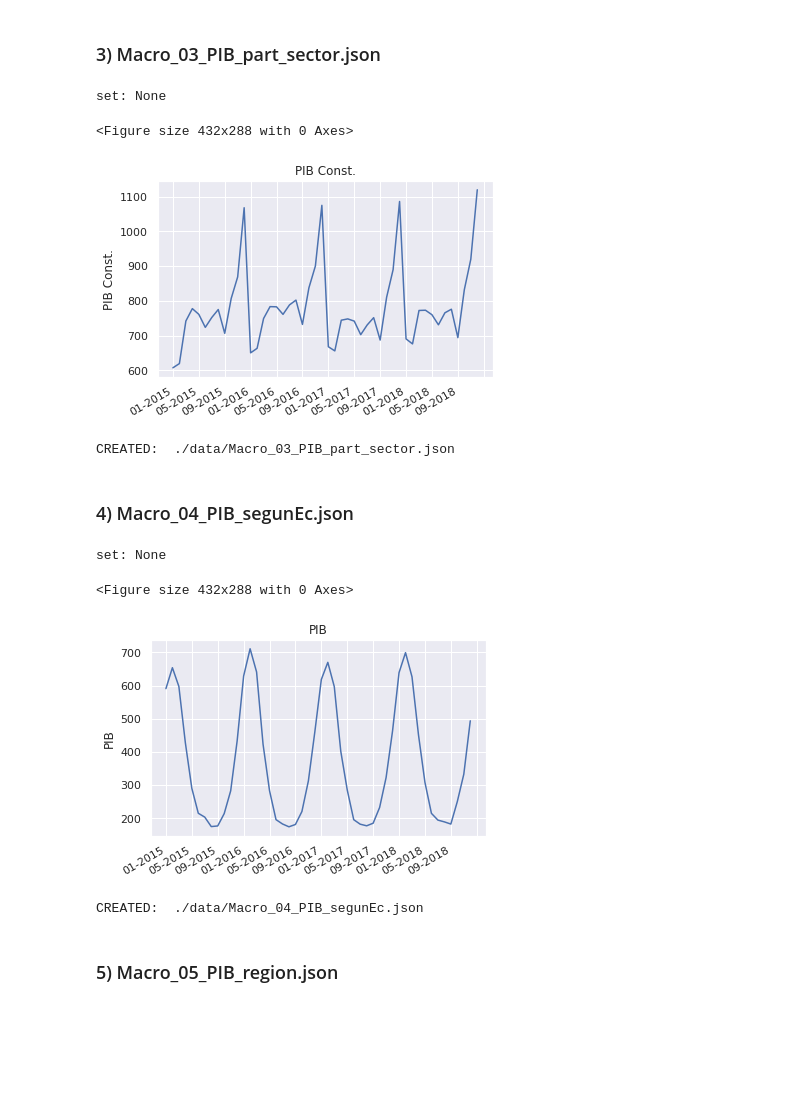
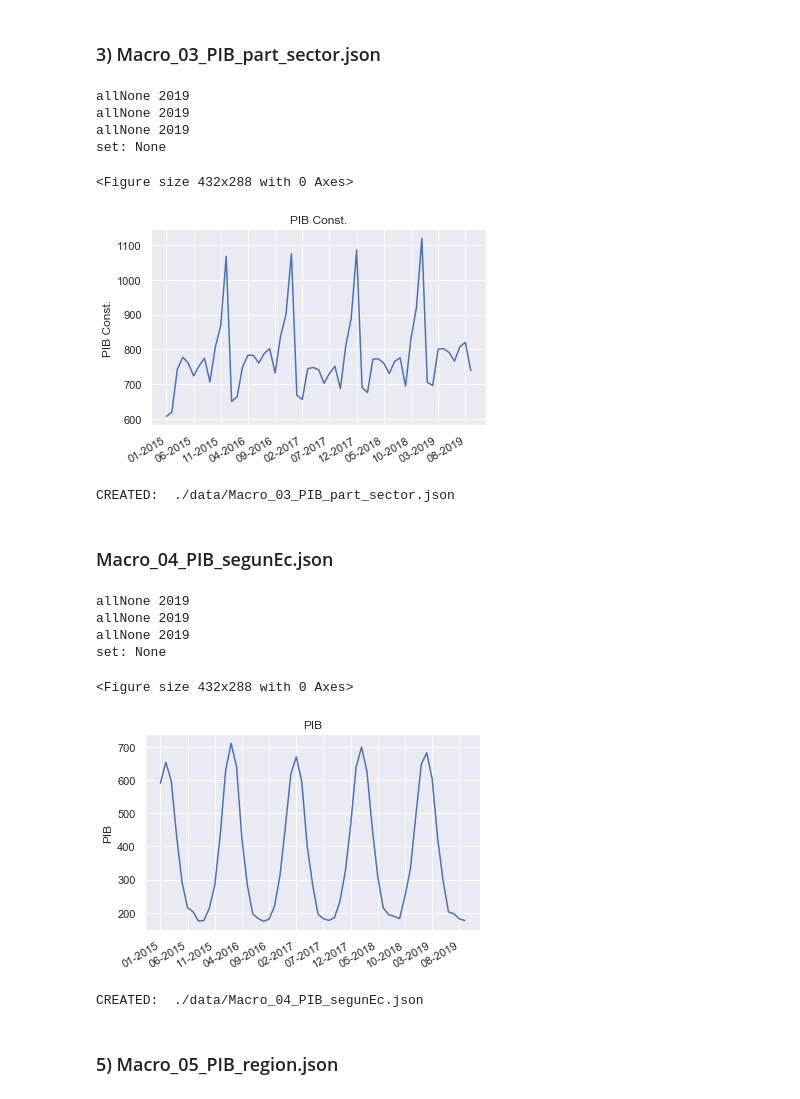
Before and after one commit to jjvemz/Repositorio-Para-SDC, a Jupyter notebook: src/frontend/public/S2_Macroindicadores.ipynb, the cells around one changed output. Saved outputs shown, nothing was run; the diff lists cells and outputs as text; code cells hidden in the pictures; blank space fills up the shorter version.

Commit message:
archivos corregidos y actualizados
Macroindicadores.xlsx, BIM, Innovación, S5_BIM_Innovacion

```diff
--- a/src/frontend/public/S2_Macroindicadores.ipynb
+++ b/src/frontend/public/S2_Macroindicadores.ipynb
@@ -112,44 +110,47 @@ sheetname = 'PIB part. sector'
 filename="PIB part. sector.json"
 full_file_name = '03_PIB_part_sector'
 info_header[0]["titulo"]="PIB Construcción"
-info_header[0]["Fuente"]="Banco Central"
+info_header[0]["Fuente"]="Banco Central (Miles de millones de $)"
 info_header[0]["LinkDatosOriginales"]=link_data
 info_header[0]["comment"]="El Producto Interno Bruto (PIB) de la construcción, pretende reflejar bienes y servicios sectoriales que se producen en el país durante un determinado tiempo. Banco Central"
 info_header[0]["linkPlot"] = link_img + init_data_name + full_file_name + ".png"
 info_header[0]["glosario"]=""
 
 if sheetname=='PIB part. sector':
     df = pd.read_excel( file, sheet_name = sheetname )
     data=[["Construcción","Var Mensual Construcción"]]
     dataCorto=[["PIB Const.","Var. Mes"]]
     for index,lista in enumerate(data):
         toolTip_v=[[]]
         toolTip_mening=[[]]
         reg_name=["PAIS"]
         for index2,varname in enumerate(lista):
             if index2==0:
                 varible_v=[varname ]
                 variable_meaning=[dataCorto[index][index2]]
             else:
                 toolTip_v[0].append(varname)
                 toolTip_mening[0].append(dataCorto[index][index2])
 
     jsonDir = DataToJson(df, varible_v, variable_meaning, reg_name, toolTip_v, toolTip_mening, norm)
     jsonDir = [info_header, jsonDir]
     jsonUTF8 = json.dumps(jsonDir, ensure_ascii=False).encode('utf8')
     jsonUTF8 = json.loads(jsonUTF8)
     create_image(df, varible_v[0], variable_meaning[0],naming_image(full_file_name))
     name_file = naming_file(full_file_name)
     with open(name_file , 'w') as outfile:
         json.dump(jsonUTF8, outfile,ensure_ascii=False)
     print("CREATED: ", name_file)
 # %% [output]
+allNone 2019
+allNone 2019
+allNone 2019
 set: None
 <Figure size 432x288 with 0 Axes>
-[figure, old version]
+[figure, new version]
 CREATED:  ./data/Macro_03_PIB_part_sector.json
 # %% [markdown]
-### 4) Macro_04_PIB_segunEc.json
+### Macro_04_PIB_segunEc.json
 # %%
 sheetname = 'PIB part. sector'
 filename="PIB_segunEc.json"
@@ -196,9 +197,12 @@ if sheetname=='PIB part. sector':
         json.dump(jsonUTF8, outfile,ensure_ascii=False)
     print("CREATED: ", name_file)
 # %% [output]
+allNone 2019
+allNone 2019
+allNone 2019
 set: None
 <Figure size 432x288 with 0 Axes>
-[figure, old version]
+[figure, new version]
 CREATED:  ./data/Macro_04_PIB_segunEc.json
 # %% [markdown]
 ### 5) Macro_05_PIB_region.json
```
Also changed, not shown: parts of 12 cells of this notebook, 4 other files.
